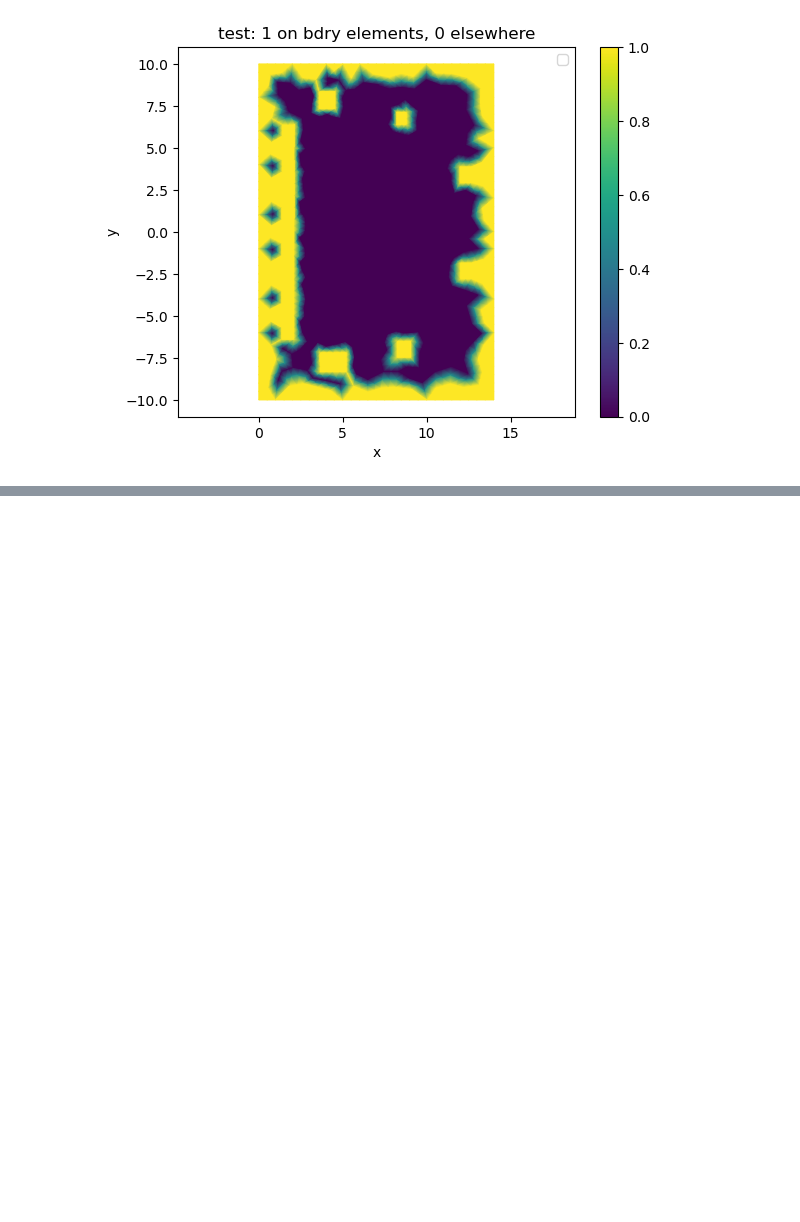
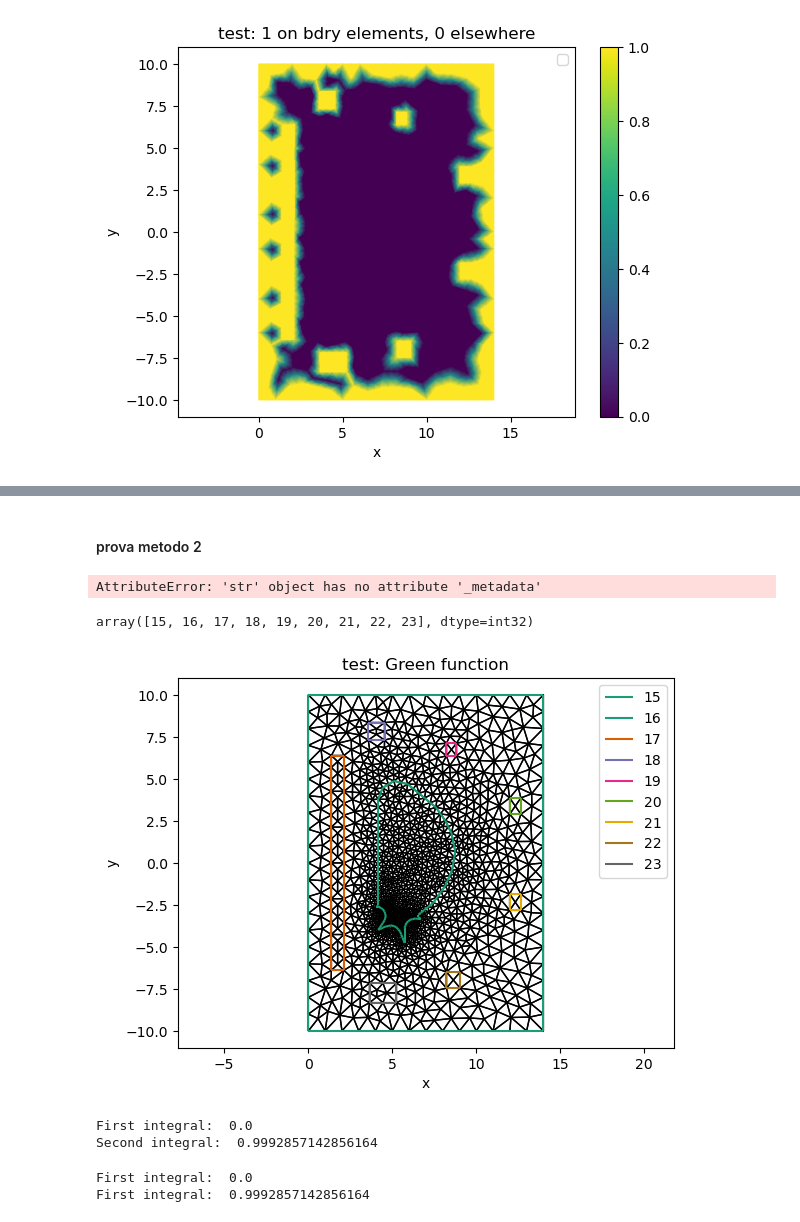
Before and after one commit to lucaciarimboli/tesi, a Jupyter notebook: FreeBoundary/notebooks/BEM.ipynb, the cells around one changed output, grey strips where cells are left out. Drawn from its saved outputs; the diff is of its cells as text; code cells hidden in the pictures; blank space fills up the shorter version.

```diff
--- a/FreeBoundary/notebooks/BEM.ipynb
+++ b/FreeBoundary/notebooks/BEM.ipynb
@@ -296,0 +427,9 @@ Q = FunctionSpace(m, "DG", 0)
+# %% [markdown]
+#### prova metodo 2
+# %%
+# Mark with 100 the facets of the subset of interest
+plex = mesh.topology_dm
+for facet_idx in list(dof_to_facet_map_C[0]):
+    plex.setLabelValue("boundary_subset", facet_idx, 100)
+# %% [output]
+AttributeError: 'str' object has no attribute '_metadata'
@@ -296,0 +439,52 @@ Q = FunctionSpace(m, "DG", 0)
+# %%
+# verify if "100" has become a marker:
+_markers = mesh.topology_dm.getLabelIdIS(dmcommon.FACE_SETS_LABEL).indices
+display(_markers)
+# %% [output]
+array([15, 16, 17, 18, 19, 20, 21, 22, 23], dtype=int32)
+# %%
+marker = Function(FunctionSpace(mesh, "HDivT", 0))
+min_facet_index = min( np.min(mesh.interior_facets.facets) , np.min(mesh.exterior_facets.facets) )
+marker.dat.data[facets_idxs] = 1
+mesh.mark_entities(marker.topological,100)
+mesh1 = RelabeledMesh(mesh, [marker], [100])
+# %%
+fig, ax = plt.subplots()
+triplot(mesh1, axes=ax)
+plt.xlabel("x")
+plt.ylabel("y")
+plt.legend()
+plt.axis('equal')
+plt.show()
+# %% [output]
+[figure, added]
+# %%
+#f = Function(V)
+i = 0
+dof_idx = bc.Q_dofs[i]
+crds = dof_coords[dof_idx]
+
+I1 = assemble(f*ds, subdomain_data=facets_set)
+print(f"First integral: ", I1)
+
+f.dat.data[dof_idx] = 1
+I2 = assemble(f*ds, subdomain_data=facets_set)
+print(f"Second integral: ", I2)
+# %% [output]
+First integral:  0.0
+Second integral:  0.9992857142856164
+# %%
+f = Function(V).interpolate(Constant(0.0))
+
+i = 0
+dof_idx = bc.Q_dofs[i]
+
+I1 = assemble(f*ds(15))
+print(f"First integral: ", I1)
+
+f.dat.data[dof_idx] = 1.0
+I2 = assemble(f*ds(15))
+print(f"First integral: ", I2)
+# %% [output]
+First integral:  0.0
+First integral:  0.9992857142856164
```
Also changed, not shown: parts of 45 cells of this notebook, 11 other files.
